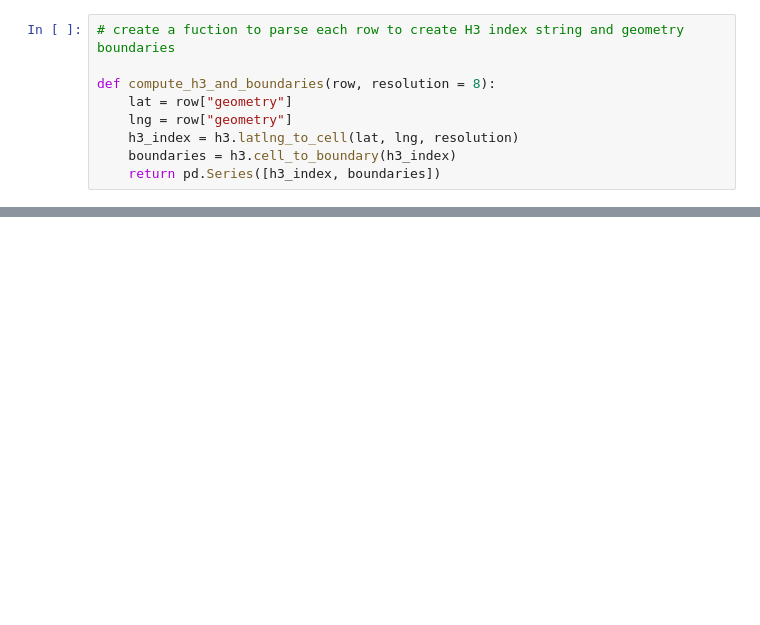
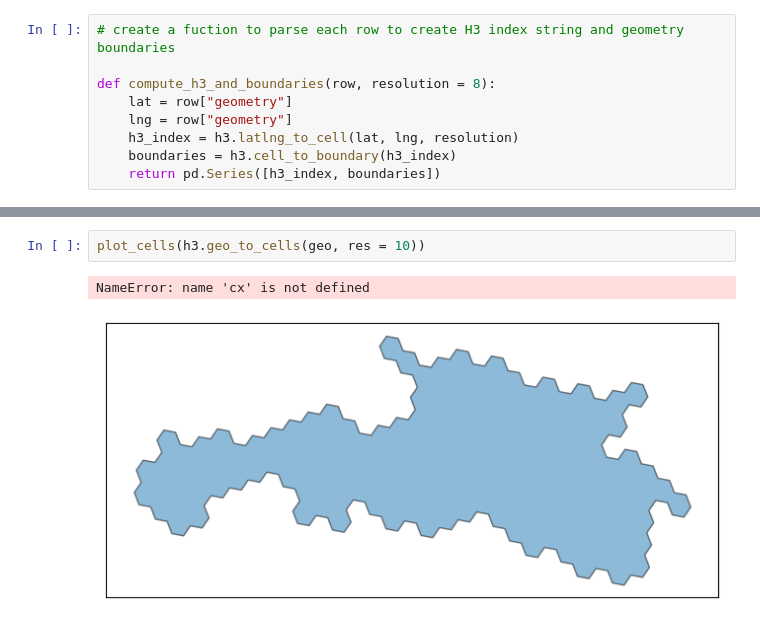
Before and after one commit to agstnrdz/geopandas, a Jupyter notebook: spatial-indexing.ipynb, the cells around one changed output, grey strips where cells are left out. Saved outputs shown, nothing was run; the diff lists cells and outputs as text; blank space fills up the shorter version.

```diff
--- a/spatial-indexing.ipynb
+++ b/spatial-indexing.ipynb
@@ -118,0 +152,5 @@ Datum: World Geodetic System 1984 ensemble
+# %%
+plot_cells(h3.geo_to_cells(geo, res = 10))
+# %% [output]
+NameError: name 'cx' is not defined
+[figure, added]
```
Also changed, not shown: parts of 17 cells of this notebook.
